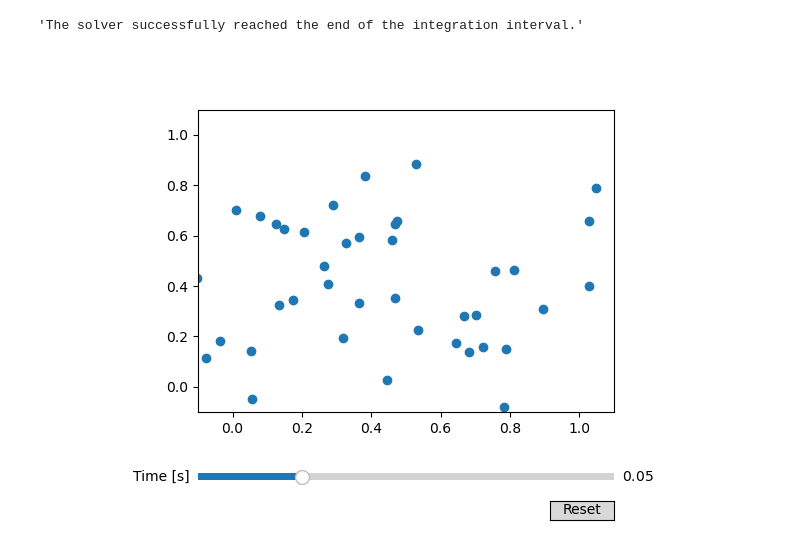
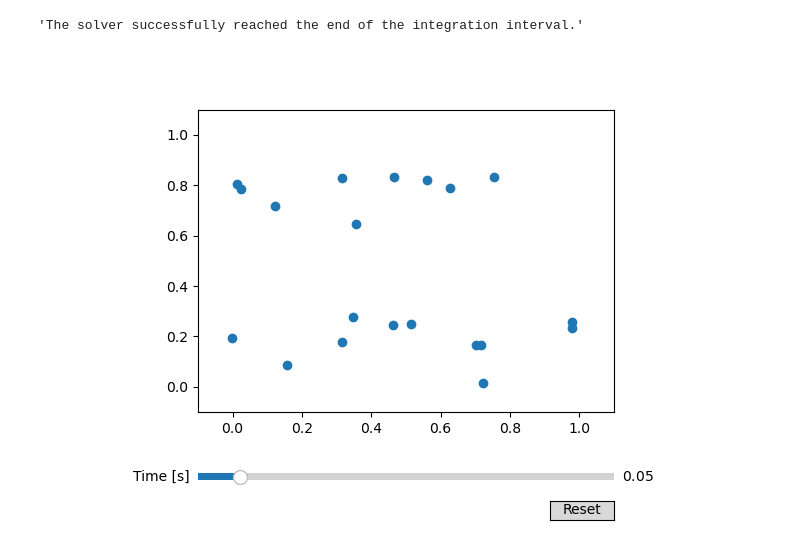
Before and after one commit to Polatucha16/collective_dynamics_lab, a Jupyter notebook: 05 Matplotlib.ipynb, the cells around one changed output. Cells and saved outputs as stored; diff of their text form; code cells hidden in the pictures.

```diff
--- a/05 Matplotlib.ipynb
+++ b/05 Matplotlib.ipynb
@@ -1028,0 +1067,6 @@ print(np.take(a, choices.T, axis=0))
+# %%
+# the differences of vectors:
+# dists, parts = tree.query(y0[:,:2], k=q)
+dists, parts = q_close_birds_crude(q-1, y0[:,:2])
+vel_diff = np.stack([vel]*(q),axis=0) - np.take(vel, parts.T, axis=0)
+print(vel_diff)
@@ -1028,0 +1094,8 @@ print(np.take(a, choices.T, axis=0))
+# %%
+# preparing the distances to multiply
+# print(dists)
+
+vcomm_weight = np.vectorize(comm_weight)
+weighted_diffs = vcomm_weight(dists)
+print(weighted_diffs)
+print(weighted_diffs.T.reshape(3,6,1))
@@ -1029,5 +1159,9 @@ print(np.take(a, choices.T, axis=0))
 # %% [markdown]
 #### Back to rhs for q_closest
+# %%
+def comm_weight(s):
+    """Communication weight in Cucker-Smale model"""
+    return np.float_power(s, -0.8, out=np.zeros_like(s), where=s!=0)
 # %%
 def rhs_func_q(t: float, y: np.ndarray, mass: np.ndarray, comm_weight: Callable, q: int)-> np.ndarray:
     """ The splitting of dx and dv is done here.
@@ -1052,21 +1186,17 @@ def rhs_func_q(t: float, y: np.ndarray, mass: np.ndarray, comm_weight: Callable,
         pos[:,2], pos[:,3] = 0, 0
 
         # partitions tells us which vestors to sum:
-        dists, parts = q_close_birds_crude(q, pos)
+        dists, parts = q_close_birds_crude(q-1, pos)
 
         # differences of vectors but only at indecies in *parts
-        vel_diff = np.stack([vel]*(q+1),axis=0) - np.take(vel, parts.T, axis=0)
-
-        """Here:  work with *dists from *q_close_birds_crude instead of finding differences again"""
-        # stack of matricies of diferences at indecies in *parts
-        pos_diffs = np.stack([pos]*(q+1),axis=0) - np.take(pos, parts.T, axis=0)
+        vel_diff = np.take(vel, parts.T, axis=0) - np.stack([vel]*(q),axis=0)
 
         # the values of eta function on distances
         vcomm_weight = np.vectorize(comm_weight)
-        weighted_diffs = vcomm_weight(np.linalg.norm(pos_diffs, axis=2, keepdims=True))
+        weighted_diffs = vcomm_weight(dists).T.reshape(q,N,1)
 
         # we keep multiplied differences in q+1 arrays, to obtain the sum we should add over axis=0
-        return np.sum( weighted_diffs*vel_diff, axis=0 )
+        return np.sum(weighted_diffs * vel_diff, axis=0)
 
     # N = len(y)
     y = y.reshape(-1,4)    # this is for technical reasons = solve_ivp was not working for me with the .shape =(N, 4) so i'm using .shape=(N*4,)
@@ -1075,12 +1205,12 @@ def rhs_func_q(t: float, y: np.ndarray, mass: np.ndarray, comm_weight: Callable,
     rhs = x_derivatives + y_derivatives
     return rhs.ravel()
 
-n=50
+n=20
 y0 = set_random_y0(n,12346)
 
 from scipy.integrate import solve_ivp
 birds_q = solve_ivp(lambda t, y: rhs_func_q(t , y, 0, comm_weight, 3),
-        (0, 0.2),
+        (0, 0.5),
         y0.ravel(),
         method='RK45',
         # t_eval = np.linspace(self.t0, self.t0+self.duration, int(self.duration*self.fps/self.speed)),
@@ -1108,32 +1238,32 @@ bird_points = plt.scatter(*(birds_q.sol(init_time).reshape(-1,4)[:,:2].T))
 # adjust the main plot to make room for the sliders
 fig.subplots_adjust(left=0.25, bottom=0.25)
 
 # Make a horizontal slider to control the time.
 axtime = fig.add_axes([0.25, 0.1, 0.65, 0.03])
 time_slider = Slider(
     ax = axtime,
     label='Time [s]',
     valmin=0,
-    valmax=0.2,
+    valmax=0.5,
     valinit=init_time,
 )
 
 # The function to be called anytime a slider's value changes
 def update(val):
     bird_points.set_offsets(birds_q.sol(time_slider.val).reshape(-1,4)[:,:2])
     fig.canvas.draw_idle()
 
 # register the update function with each slider
 time_slider.on_changed(update)
 
 resetax = fig.add_axes([0.8, 0.025, 0.1, 0.04])
 button = Button(resetax, 'Reset', hovercolor='0.975')
 
 
 def reset(event):
     time_slider.reset()
 button.on_clicked(reset)
 
 plt.show()
 # %% [output]
-[figure, old version]
+[figure, new version]
```
Also changed, not shown: parts of 11 cells of this notebook.
